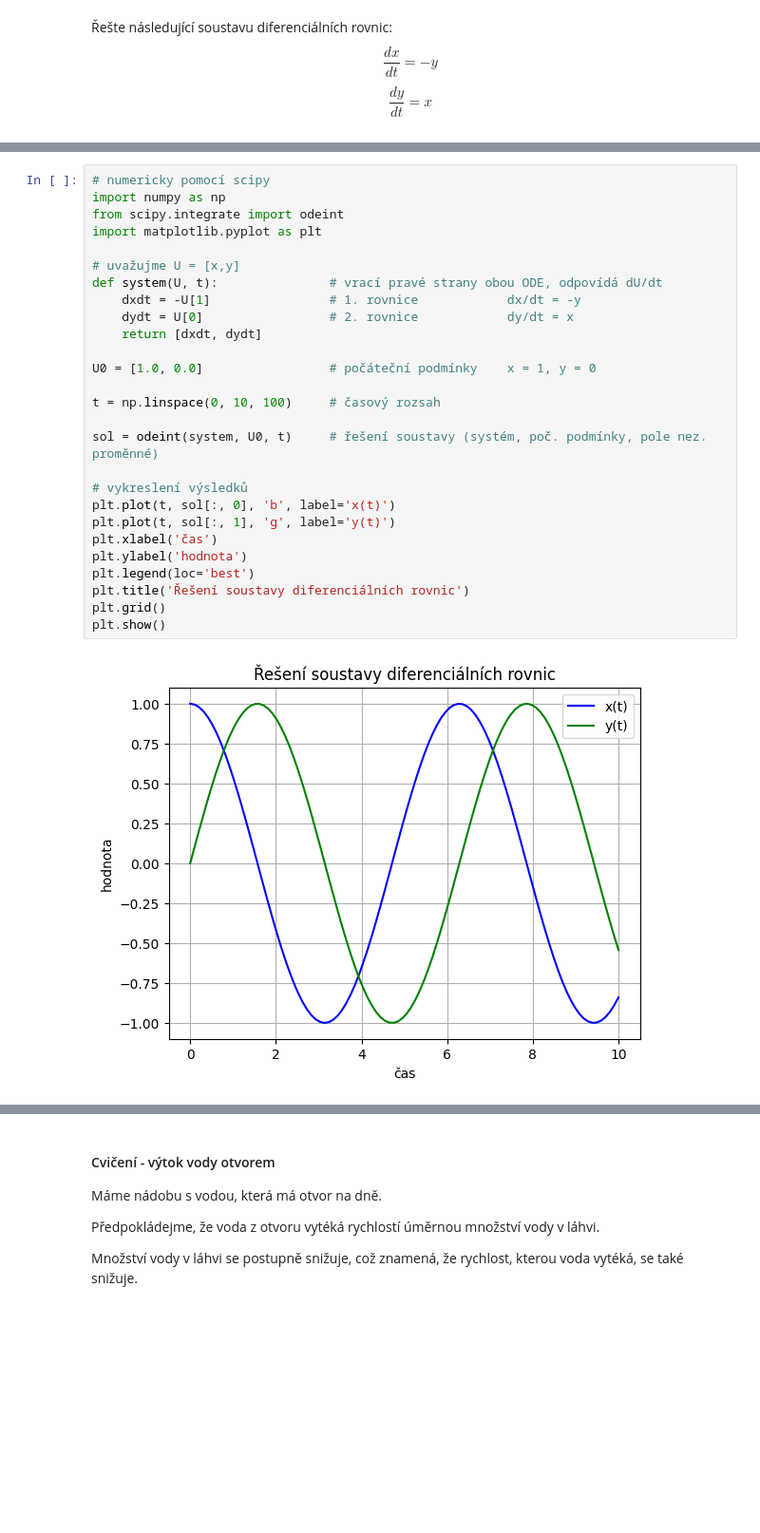
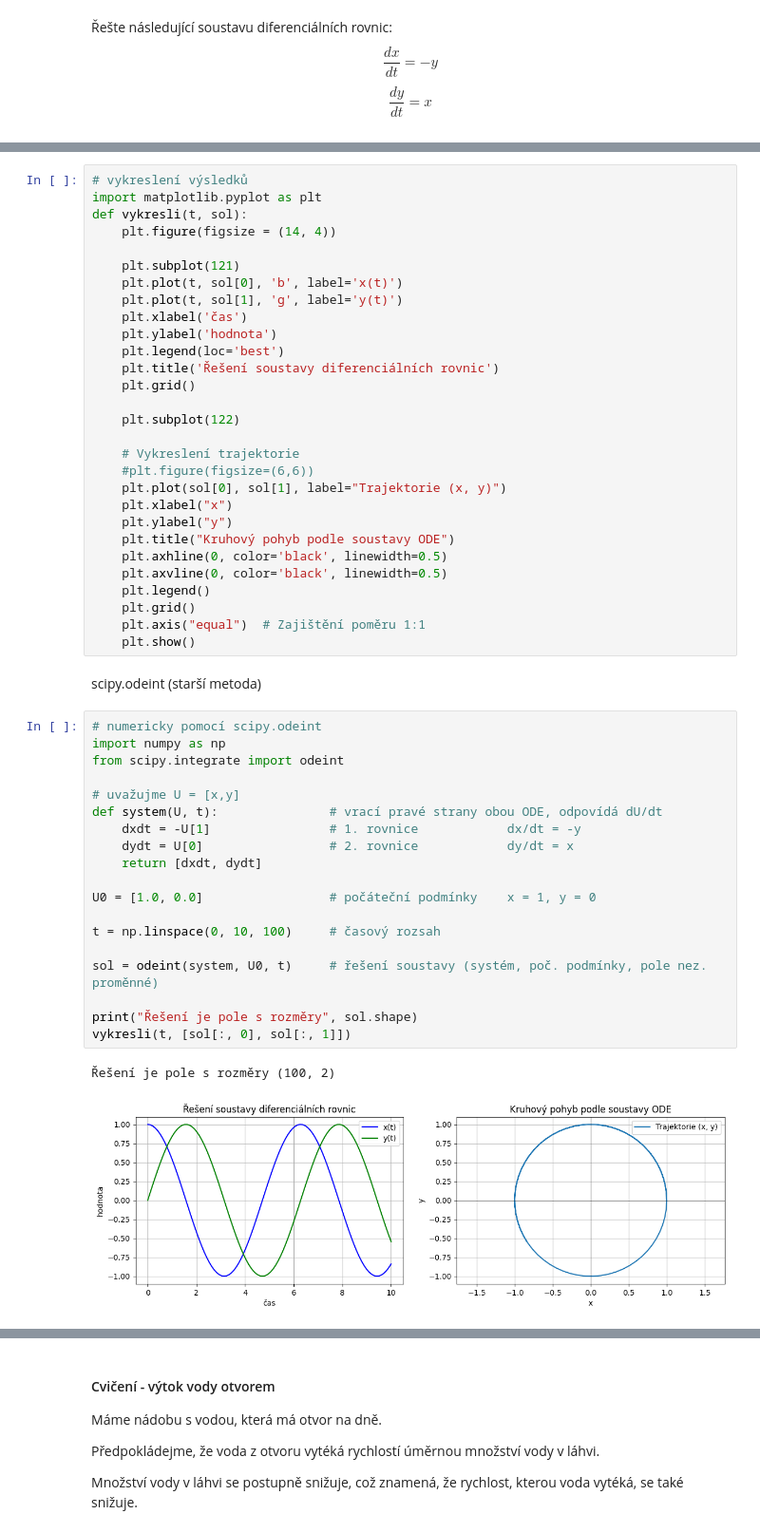
Before and after one commit to pkbcz/MSW2, a Jupyter notebook: 12 Diferencialni rovnice.ipynb, the cells around one changed output, grey strips where cells are left out. Shown at 95% size. Saved outputs shown, nothing was run; the diff lists cells and outputs as text; blank space fills up the shorter version.

```diff
--- a/12 Diferencialni rovnice.ipynb
+++ b/12 Diferencialni rovnice.ipynb
@@ -299,29 +319,53 @@ $$\frac{dy}{dt}=x$$
+# %%
+# vykreslení výsledků
+import matplotlib.pyplot as plt
+def vykresli(t, sol):
+    plt.figure(figsize = (14, 4))
+
+    plt.subplot(121)
+    plt.plot(t, sol[0], 'b', label='x(t)')
+    plt.plot(t, sol[1], 'g', label='y(t)')
+    plt.xlabel('čas')
+    plt.ylabel('hodnota')
+    plt.legend(loc='best')
+    plt.title('Řešení soustavy diferenciálních rovnic')
+    plt.grid()
+
+    plt.subplot(122)
+
+    # Vykreslení trajektorie
+    #plt.figure(figsize=(6,6))
+    plt.plot(sol[0], sol[1], label="Trajektorie (x, y)")
+    plt.xlabel("x")
+    plt.ylabel("y")
+    plt.title("Kruhový pohyb podle soustavy ODE")
+    plt.axhline(0, color='black', linewidth=0.5)
+    plt.axvline(0, color='black', linewidth=0.5)
+    plt.legend()
+    plt.grid()
+    plt.axis("equal")  # Zajištění poměru 1:1
+    plt.show()
+# %% [markdown]
+scipy.odeint (starší metoda)
 # %%
-# numericky pomocí scipy
+# numericky pomocí scipy.odeint
 import numpy as np
 from scipy.integrate import odeint
-import matplotlib.pyplot as plt
 
 # uvažujme U = [x,y]
 def system(U, t):               # vrací pravé strany obou ODE, odpovídá dU/dt
     dxdt = -U[1]                # 1. rovnice            dx/dt = -y
     dydt = U[0]                 # 2. rovnice            dy/dt = x
     return [dxdt, dydt]
 
 U0 = [1.0, 0.0]                 # počáteční podmínky    x = 1, y = 0
 
 t = np.linspace(0, 10, 100)     # časový rozsah
 
 sol = odeint(system, U0, t)     # řešení soustavy (systém, poč. podmínky, pole nez. proměnné)
 
-# vykreslení výsledků
-plt.plot(t, sol[:, 0], 'b', label='x(t)')
-plt.plot(t, sol[:, 1], 'g', label='y(t)')
-plt.xlabel('čas')
-plt.ylabel('hodnota')
-plt.legend(loc='best')
-plt.title('Řešení soustavy diferenciálních rovnic')
-plt.grid()
-plt.show()
+print("Řešení je pole s rozměry", sol.shape)
+vykresli(t, [sol[:, 0], sol[:, 1]])
 # %% [output]
+Řešení je pole s rozměry (100, 2)
-[figure, old version]
+[figure, new version]
```
Also changed, not shown: parts of 26 cells of this notebook, 4 other files.
